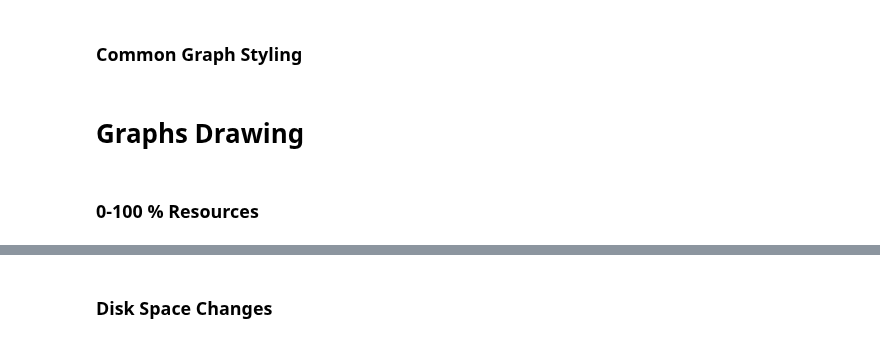
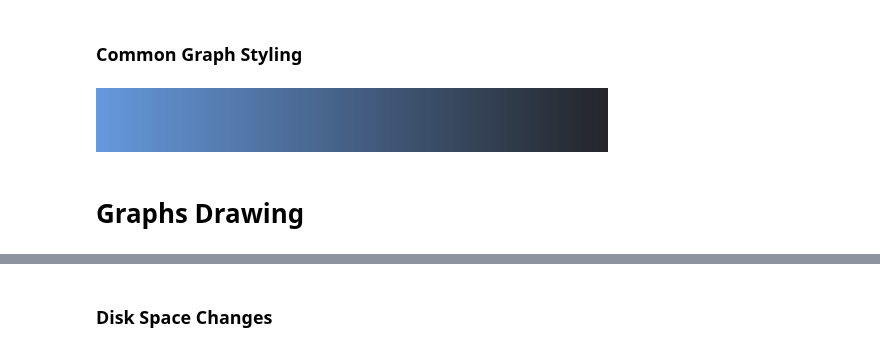
Before and after one commit to oakestra/oakestra-cli, a Jupyter notebook: oak_cli/evaluation/localhost_resources/graphs.ipynb, the cells around one changed output, grey strips where cells are left out. Cells and saved outputs as stored; diff of their text form; code cells hidden in the pictures.

```diff
--- a/oak_cli/evaluation/localhost_resources/graphs.ipynb
+++ b/oak_cli/evaluation/localhost_resources/graphs.ipynb
@@ -39,7 +42,8 @@ if USE_MINUTES:
 ### Common Graph Styling
 # %%
 sns.set_style("whitegrid")
+sns.dark_palette("#69d", reverse=True, as_cmap=True)
+# %% [output]
+[figure, added]
 # %% [markdown]
 # Graphs Drawing
-# %% [markdown]
-### 0-100 % Resources
```
Also changed, not shown: parts of 13 cells of this notebook, 6 other files.
